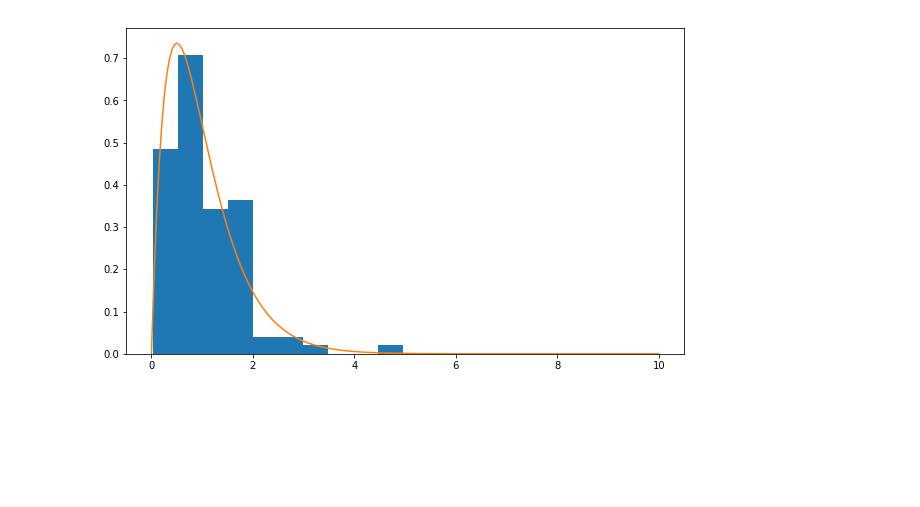
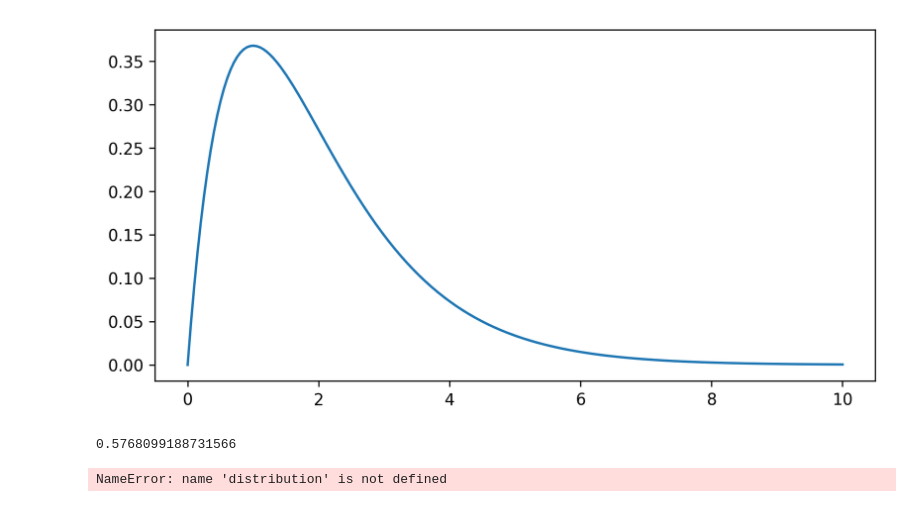
Before and after one commit to Munchic/cs146, a Jupyter notebook: 2.2 Distributions.ipynb, the cells around one changed output. Saved outputs shown, nothing was run; the diff lists cells and outputs as text; code cells hidden in the pictures; blank space fills up the shorter version.

```diff
--- a/2.2 Distributions.ipynb
+++ b/2.2 Distributions.ipynb
@@ -29,3 +29,17 @@ plt.show()
+# %%
+plt.figure(figsize=(8, 4), dpi=300)
+alpha = 2
+beta = 1
+distribution = sts.gamma(a=alpha, scale=1/beta)
+plt.plot(x, distribution.pdf(x))
+
+plt.show()
+# %% [output]
+[figure, added]
+# %%
+distribution.cdf(10)
+# %% [output]
+0.5768099188731566
 # %%
 samples = distribution.rvs(size=100)
 
@@ -35,4 +49,4 @@ plt.plot(x, distribution.pdf(x))
 
 plt.show()
 # %% [output]
-[figure, removed]
+NameError: name 'distribution' is not defined
```
Also changed, not shown: parts of 1 cell of this notebook, 20 other files.
